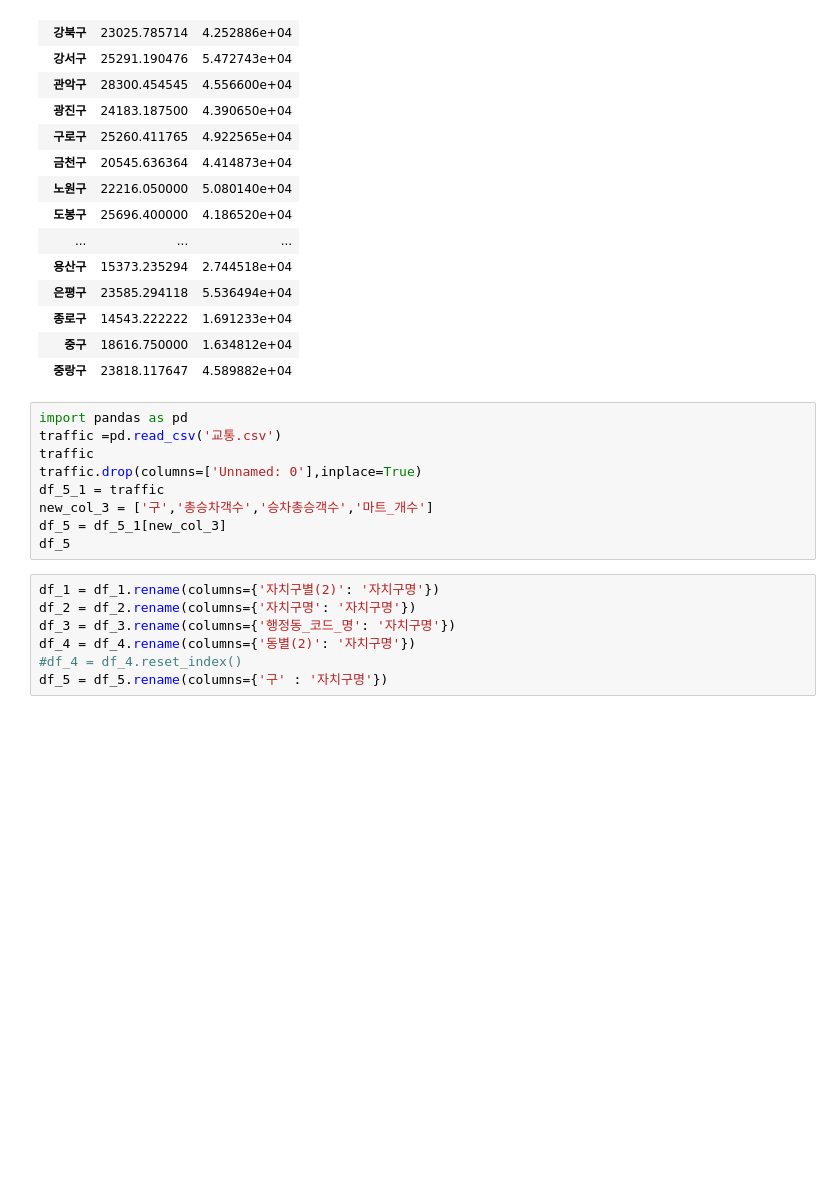
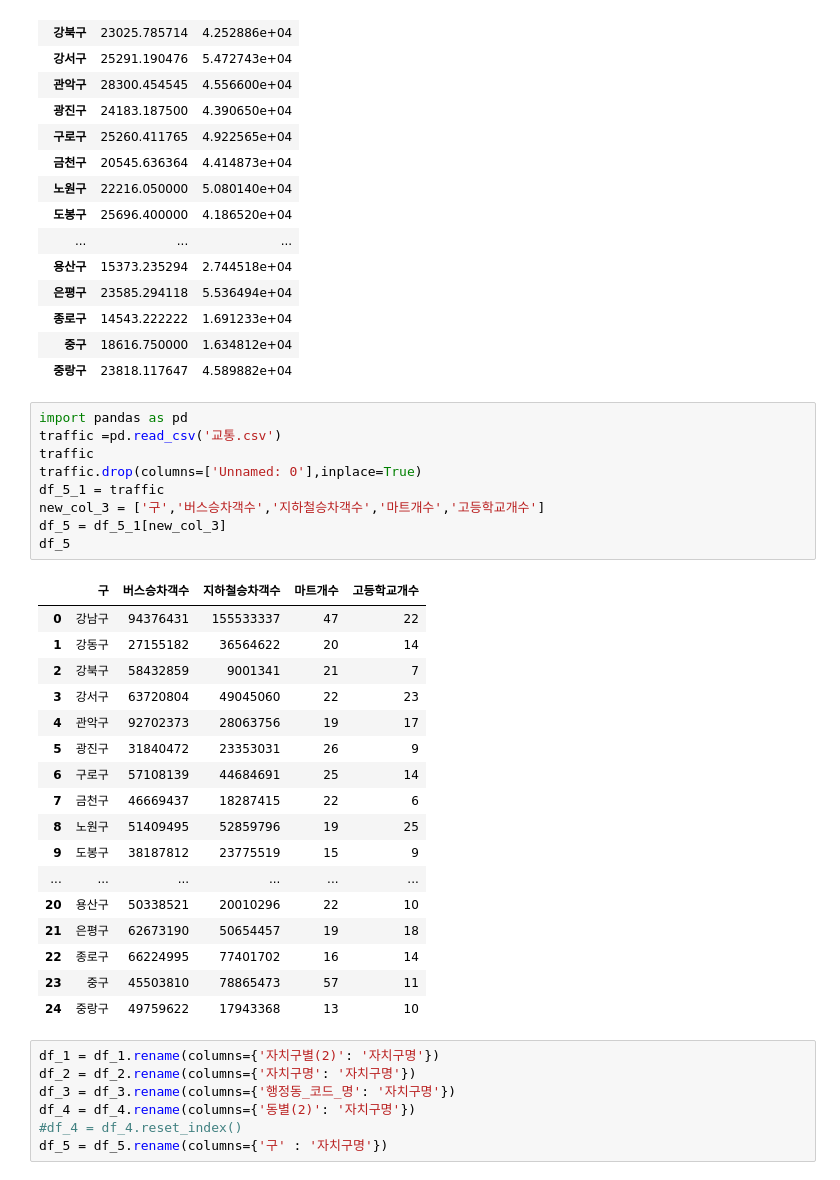
Before and after one commit to team-project-pratice/Seoul_Property_project, a Jupyter notebook: 데이터프레임.ipynb, the cells around one changed output. Saved outputs shown, nothing was run; the diff lists cells and outputs as text; blank space fills up the shorter version.

```diff
--- a/데이터프레임.ipynb
+++ b/데이터프레임.ipynb
@@ -165,12 +165,30 @@ df_4
 # %%
 import pandas as pd
 traffic =pd.read_csv('교통.csv')
 traffic
 traffic.drop(columns=['Unnamed: 0'],inplace=True)
 df_5_1 = traffic
-new_col_3 = ['구','총승차객수','승차총승객수','마트_개수']
+new_col_3 = ['구','버스승차객수','지하철승차객수','마트개수','고등학교개수']
 df_5 = df_5_1[new_col_3]
 df_5
+# %% [output]
+|  | 구 | 버스승차객수 | 지하철승차객수 | 마트개수 | 고등학교개수 |
+| 0 | 강남구 | 94376431 | 155533337 | 47 | 22 |
+| 1 | 강동구 | 27155182 | 36564622 | 20 | 14 |
+| 2 | 강북구 | 58432859 | 9001341 | 21 | 7 |
+| 3 | 강서구 | 63720804 | 49045060 | 22 | 23 |
+| 4 | 관악구 | 92702373 | 28063756 | 19 | 17 |
+| 5 | 광진구 | 31840472 | 23353031 | 26 | 9 |
+| 6 | 구로구 | 57108139 | 44684691 | 25 | 14 |
+| 7 | 금천구 | 46669437 | 18287415 | 22 | 6 |
+| 8 | 노원구 | 51409495 | 52859796 | 19 | 25 |
+| 9 | 도봉구 | 38187812 | 23775519 | 15 | 9 |
+| ... | ... | ... | ... | ... | ... |
+| 20 | 용산구 | 50338521 | 20010296 | 22 | 10 |
+| 21 | 은평구 | 62673190 | 50654457 | 19 | 18 |
+| 22 | 종로구 | 66224995 | 77401702 | 16 | 14 |
+| 23 | 중구 | 45503810 | 78865473 | 57 | 11 |
+| 24 | 중랑구 | 49759622 | 17943368 | 13 | 10 |
 # %%
 df_1 = df_1.rename(columns={'자치구별(2)': '자치구명'})
 df_2 = df_2.rename(columns={'자치구명': '자치구명'})
```
Also changed, not shown: parts of 2 cells of this notebook.
